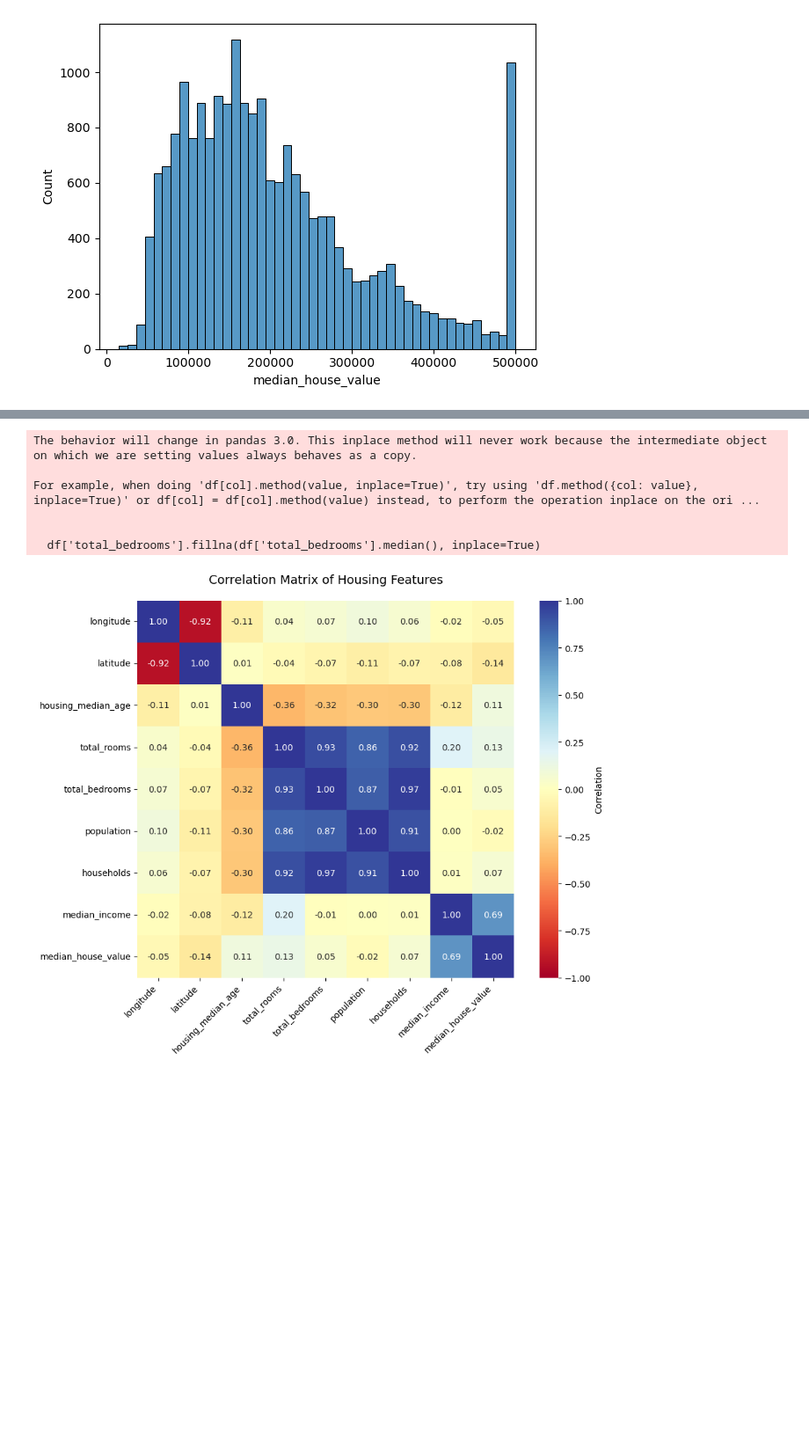
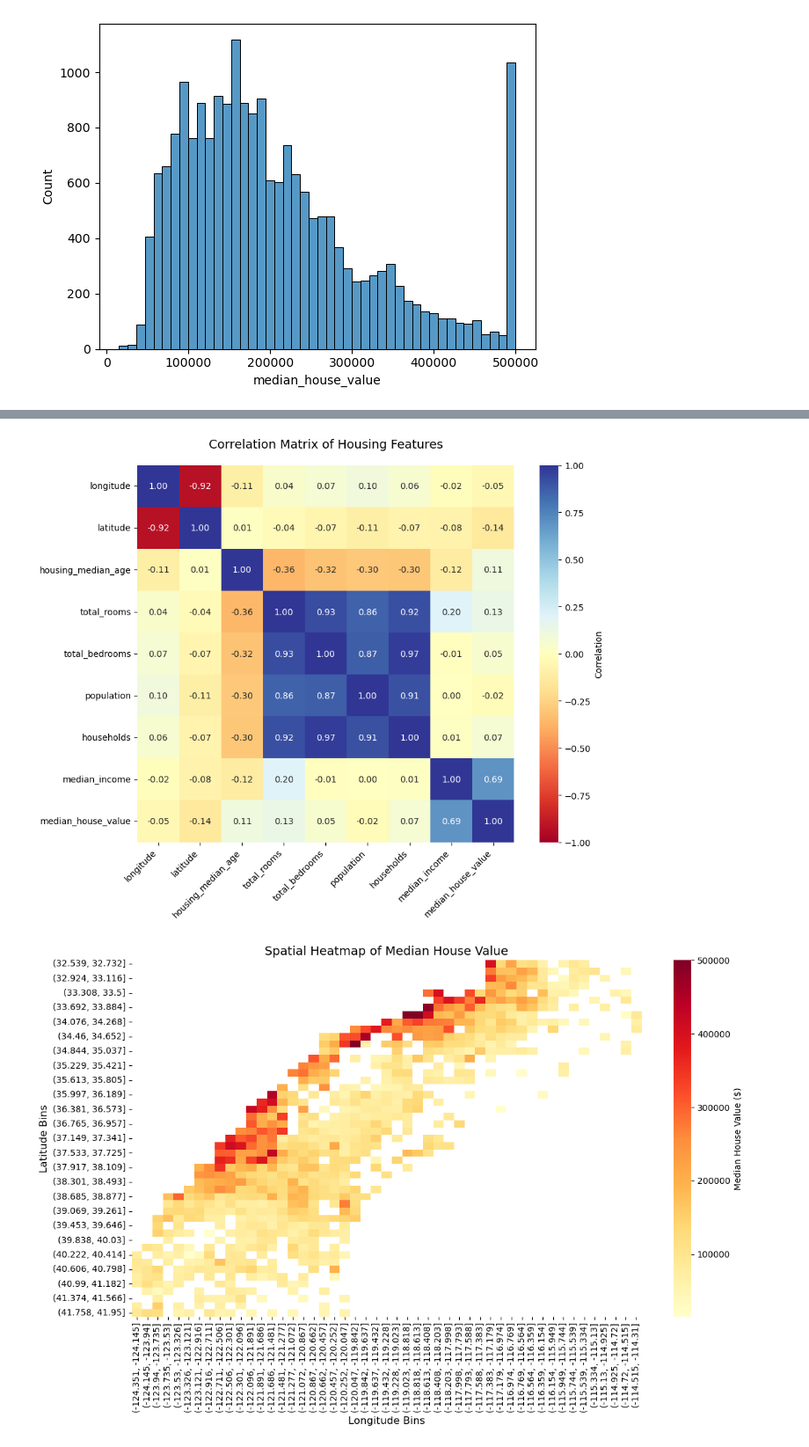
Before and after one commit to YasiruMethmal123/Housing_Analysis, a Jupyter notebook: Housing_Analysis.ipynb, the cells around one changed output, grey strips where cells are left out. Shown: that part at 88% size. Cells and saved outputs as stored; diff of their text form; code cells hidden in the pictures; blank space fills up the shorter version.

```diff
--- a/Housing_Analysis.ipynb
+++ b/Housing_Analysis.ipynb
@@ -44,13 +44,3 @@ sns.histplot(df['median_house_value'])
 plt.show()
 # %% [output]
 [figure]
-# %%
-#Data cleaning
-# df['total_bedrooms'].fillna(df['total_bedrooms'].median(),inplace = True)
-# df = pd.get_dummies(df,columns =['ocean_proximity'])
-
-df['rooms_per_household'] = df['total_rooms'] / df['households']
-
-#correlation analysis
-sns.heatmap(df.corr() , annot = True)
-plt.show()
@@ -93,10 +81,22 @@ plt.savefig('correlation_heatmap.png', dpi=300, bbox_inches='tight')
 # Step 9: Display the plot
 plt.show()
 # %% [output]
-The behavior will change in pandas 3.0. This inplace method will never work because the intermediate object on which we are setting values always behaves as a copy.
-
-For example, when doing 'df[col].method(value, inplace=True)', try using 'df.method({col: value}, inplace=True)' or df[col] = df[col].method(value) instead, to perform the operation inplace on the ori ...
-
-
-  df['total_bedrooms'].fillna(df['total_bedrooms'].median(), inplace=True)
 [figure]
+# %%
+#Spatial Heatmap of Median House Value
+lon_bins = np.linspace(df['longitude'].min(), df['longitude'].max(), 50)
+lat_bins = np.linspace(df['latitude'].min(), df['latitude'].max(), 50)
+df['lon_bin'] = pd.cut(df['longitude'], bins=lon_bins, include_lowest=True)
+df['lat_bin'] = pd.cut(df['latitude'], bins=lat_bins, include_lowest=True)
+
+
+plt.figure(figsize=(12, 8))
+sns.heatmap(pivot, cmap='YlOrRd', cbar_kws={'label': 'Median House Value ($)'})
+plt.title('Spatial Heatmap of Median House Value', fontsize=14)
+plt.xlabel('Longitude Bins', fontsize=12)
+plt.ylabel('Latitude Bins', fontsize=12)
+plt.tight_layout()
+plt.savefig('spatial_heatmap_house_value.png', dpi=300)
+plt.show()
+# %% [output]
+[figure, added]
```
Also changed, not shown: parts of 3 cells of this notebook.
